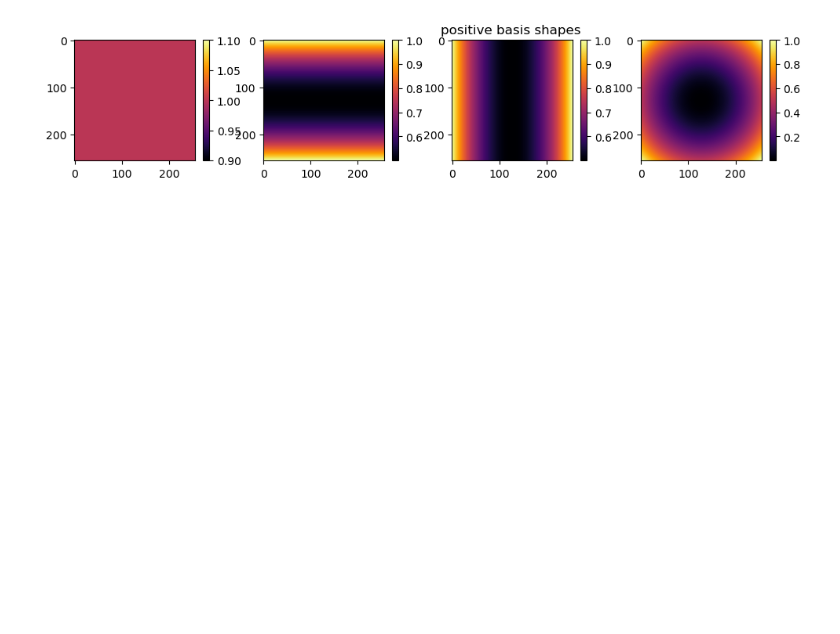
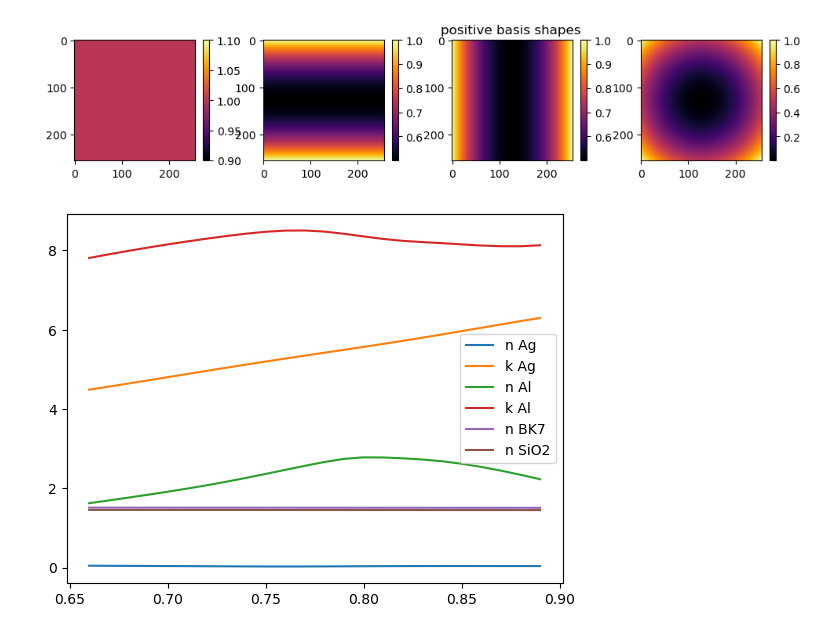
Before and after one commit to Jashcraf/tfoptym, a Jupyter notebook: test_tf.ipynb, the cells around one changed output. Saved outputs shown, nothing was run; the diff lists cells and outputs as text; code cells hidden in the pictures; blank space fills up the shorter version.

```diff
--- a/test_tf.ipynb
+++ b/test_tf.ipynb
@@ -51,0 +30,77 @@ for aoi in angles:
+# %%
+Ag_model = np.array([[0.4959,	0.05,	3.093],
+                    [0.5209,	0.05,	3.324],
+                    [0.5486,	0.06,	3.586],
+                    [0.5821,	0.05,	3.858],
+                    [0.6168,	0.06,	4.152],
+                    [0.6595,  0.05,	4.483],
+                    [0.7045,	0.04,	4.838],
+                    [0.756,	0.03,	5.242],
+                    [0.8211,	0.04,	5.727],
+                    [0.892,	0.04,	6.312],
+                    [0.984,	0.04,	6.992],
+                    [1.088,	0.04,	7.795],
+                    [1.216,	0.09,	8.828]]).transpose() # 0 is wlen, 1 is n, 2 is k
+
+Al_model = np.array([
+    [0.61993,	1.366,	7.4052],
+    [0.65225,	1.5724,	7.7354],
+    [0.68881,	1.8301,	8.0601],
+    [0.72932,	2.1606,	8.3565],
+    [0.77491,	2.6154,	8.4914],
+    [0.79478,	2.7675,	8.3866],
+    [0.81569,	2.7668,	8.2573],
+    [0.83774,	2.6945,	8.1878],
+    [0.88561,	2.2802,	8.1134],
+    [0.91166,	1.9739,	8.3058]
+]).transpose()
+
+BK7_model = np.array([[0.652,	1.5144566604974599],
+    [0.674,	1.5137878897669719],
+    [0.696,	1.513171111794838],
+    [0.718,	1.51259940245443],
+    [0.74,	1.512066894864639],
+    [0.762,	1.5115685899968851],
+    [0.784,	1.511100205933553],
+    [0.806,	1.510658056970485],
+    [0.828,	1.510238955962558],
+    [0.85,	1.5098401349174289],
+    [0.872,	1.50945918002393],
+    [0.894,	1.509093978179181]]).transpose()
+
+SiO2_model = np.array([[0.6584,	1.456310408017526],
+[0.6816,	1.455724698695758],
+[0.7056,	1.455166029922115],
+[0.7305,	1.454629875453817],
+[0.7562,	1.454116165084212],
+[0.7829,	1.45361885362473],
+[0.8104,	1.453139610263754],
+[0.839,	1.4526712743321681],
+[0.8686,	1.452213820573103],
+[0.8992,	1.451765383474718]]).transpose()
+
+# create interpolated refractive index models
+from scipy.interpolate import CubicSpline
+f_n_Ag = CubicSpline(Ag_model[0],Ag_model[1])
+f_k_Ag = CubicSpline(Ag_model[0],Ag_model[2])
+
+f_n_Al = CubicSpline(Al_model[0],Al_model[1])
+f_k_Al = CubicSpline(Al_model[0],Al_model[2])
+
+f_n_BK7 = CubicSpline(BK7_model[0],BK7_model[1])
+
+f_n_SiO2 = CubicSpline(SiO2_model[0],SiO2_model[1])
+
+wlens = np.arange(0.660,0.90,0.01)
+
+plt.figure()
+plt.plot(wlens,f_n_Ag(wlens),label='n Ag')
+plt.plot(wlens,f_k_Ag(wlens),label='k Ag')
+plt.plot(wlens,f_n_Al(wlens),label='n Al')
+plt.plot(wlens,f_k_Al(wlens),label='k Al')
+plt.plot(wlens,f_n_BK7(wlens),label='n BK7')
+plt.plot(wlens,f_n_SiO2(wlens),label='n SiO2')
+plt.legend()
+plt.show()
+# %% [output]
+[figure, added]
```
Also changed, not shown: parts of 11 cells of this notebook, 8 other files.
